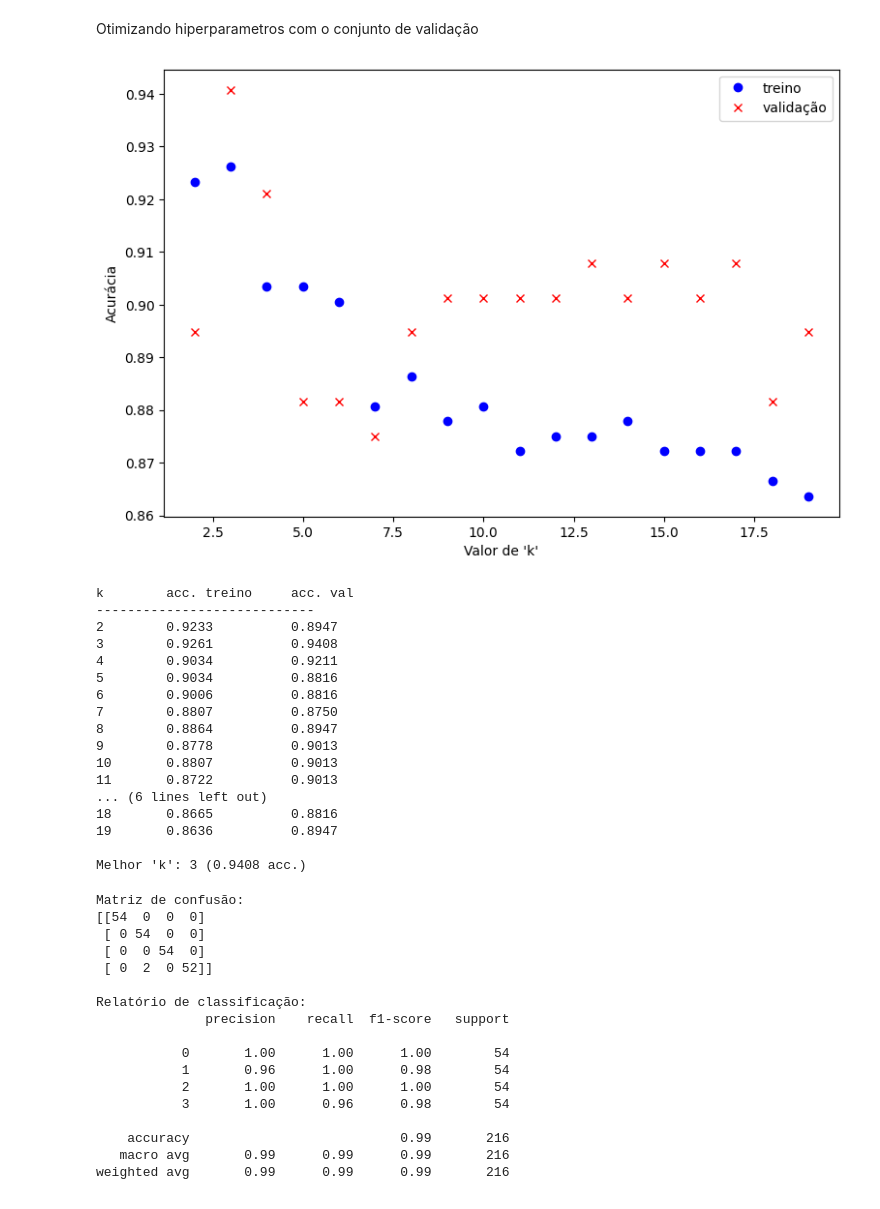
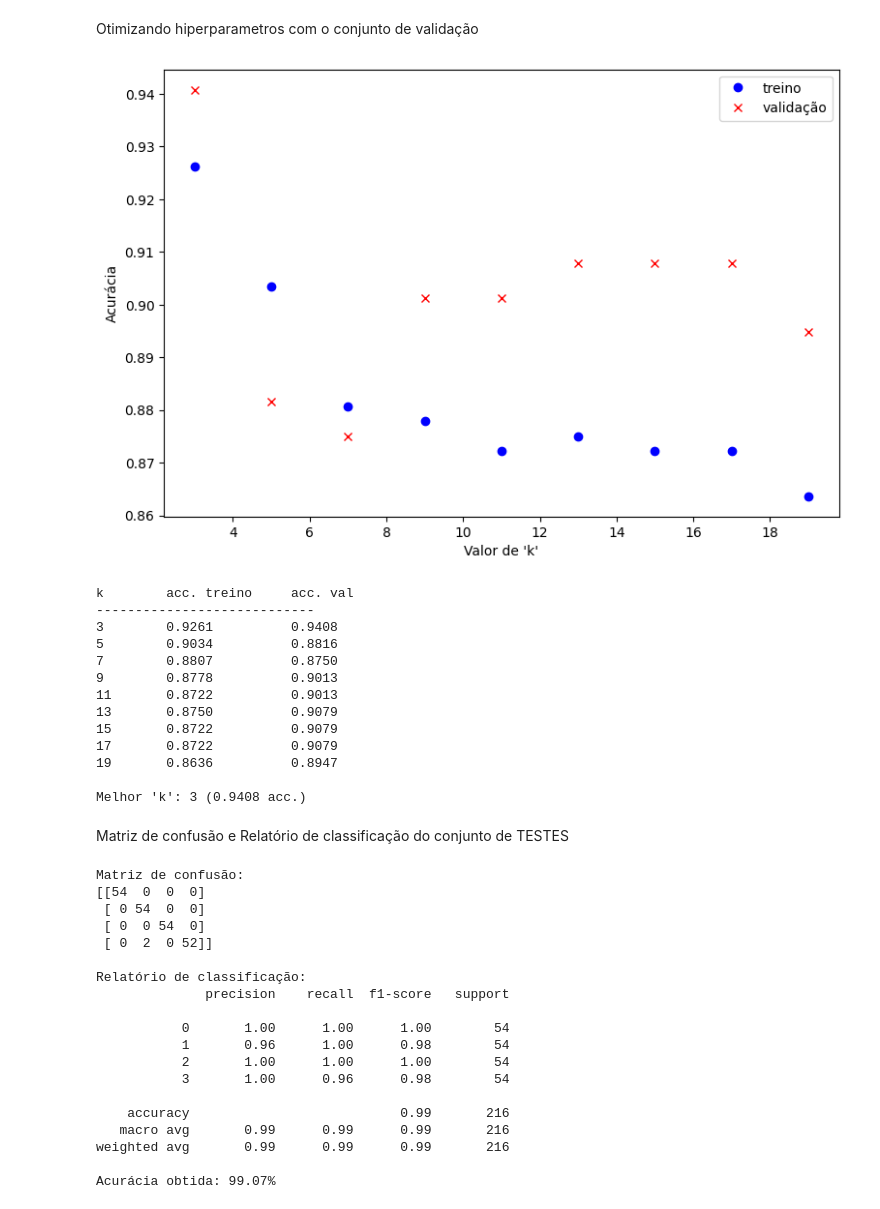
Before and after one commit to HenriqueAFPaiva/Projeto-SIN393-Classificacao-de-imagens, a Jupyter notebook: 5964_5968_notebook.ipynb, the cells around one changed output. Saved outputs shown, nothing was run; the diff lists cells and outputs as text; code cells hidden in the pictures.

```diff
--- a/5964_5968_notebook.ipynb
+++ b/5964_5968_notebook.ipynb
@@ -384,9 +367,9 @@ Teste:           -0.1803 ± 1.2181
 # %% [markdown]
 Otimizando hiperparametros com o conjunto de validação
 # %%
-k_list = list(range(2,20))
+k_list = [3, 5, 7, 9, 11, 13, 15, 17, 19]
 
-# Lista com as acurácias de traino
+# Lista com as acurácias de treino
 acc_train_list = []
 # Lista com as acurácias de validação
 acc_val_list = []
@@ -394,34 +377,34 @@ acc_val_list = []
 for k_ in k_list:
     # Constrói um classificador K-NN. K = k_
     clf = neighbors.KNeighborsClassifier(n_neighbors=k_)
 
     # Treinando o classificador
     clf.fit(X_train_norm, y_train_2)
 
     # Testando o classificador (usando o conjunto de validação)
     pred = clf.predict(X_val_norm)
     acc_val = metrics.accuracy_score(y_val, pred)
 
     acc_val_list.append(acc_val)
 
     # Testando o classificador (usando o conjunto de treino)
     # **** Apenas para comparar com o resultado da validação ****
     pred_train = clf.predict(X_train_norm)
     acc_train = metrics.accuracy_score(y_train_2, pred_train)
 
     acc_train_list.append(acc_train)
 
 plt.figure(figsize=(9, 6))
 
 plt.plot(k_list, acc_train_list, 'o', color='blue', label='treino')
 plt.plot(k_list, acc_val_list, 'x', color='red', label='validação')
 plt.xlabel("Valor de 'k'")
 plt.ylabel("Acurácia")
 plt.legend(loc='best')
 
 plt.show()
 # %% [output]
-[figure, old version]
+[figure, new version]
 # %%
 print('k \t acc. treino \t acc. val')
 print('----------------------------')
@@ -433,21 +416,19 @@ print(f'\nMelhor \'k\': {k_best} ({np.max(acc_val_list):.4f} acc.)')
 # %% [output]
 k        acc. treino     acc. val
 ----------------------------
-2        0.9233          0.8947
 3        0.9261          0.9408
-4        0.9034          0.9211
 5        0.9034          0.8816
-6        0.9006          0.8816
 7        0.8807          0.8750
-8        0.8864          0.8947
 9        0.8778          0.9013
-10       0.8807          0.9013
 11       0.8722          0.9013
-... (6 lines left out)
-18       0.8665          0.8816
+13       0.8750          0.9079
+15       0.8722          0.9079
+17       0.8722          0.9079
 19       0.8636          0.8947
 
 Melhor 'k': 3 (0.9408 acc.)
+# %% [markdown]
+Matriz de confusão e Relatório de classificação do conjunto de TESTES
 # %%
 # Constrói um classificador K-NN. K = k_best
 clf = neighbors.KNeighborsClassifier(n_neighbors=k_best)
@@ -464,6 +445,8 @@ print(metrics.confusion_matrix(y_test, pred))
 
 print('\nRelatório de classificação:')
 print(metrics.classification_report(y_test, pred))
+
+print(f'Acurácia obtida: {round((acc_val*100), 2)}%')
 # %% [output]
 Matriz de confusão:
 [[54  0  0  0]
@@ -482,3 +465,5 @@ Relatório de classificação:
     accuracy                           0.99       216
    macro avg       0.99      0.99      0.99       216
 weighted avg       0.99      0.99      0.99       216
+
+Acurácia obtida: 99.07%
```
Also changed, not shown: parts of 8 cells of this notebook.
